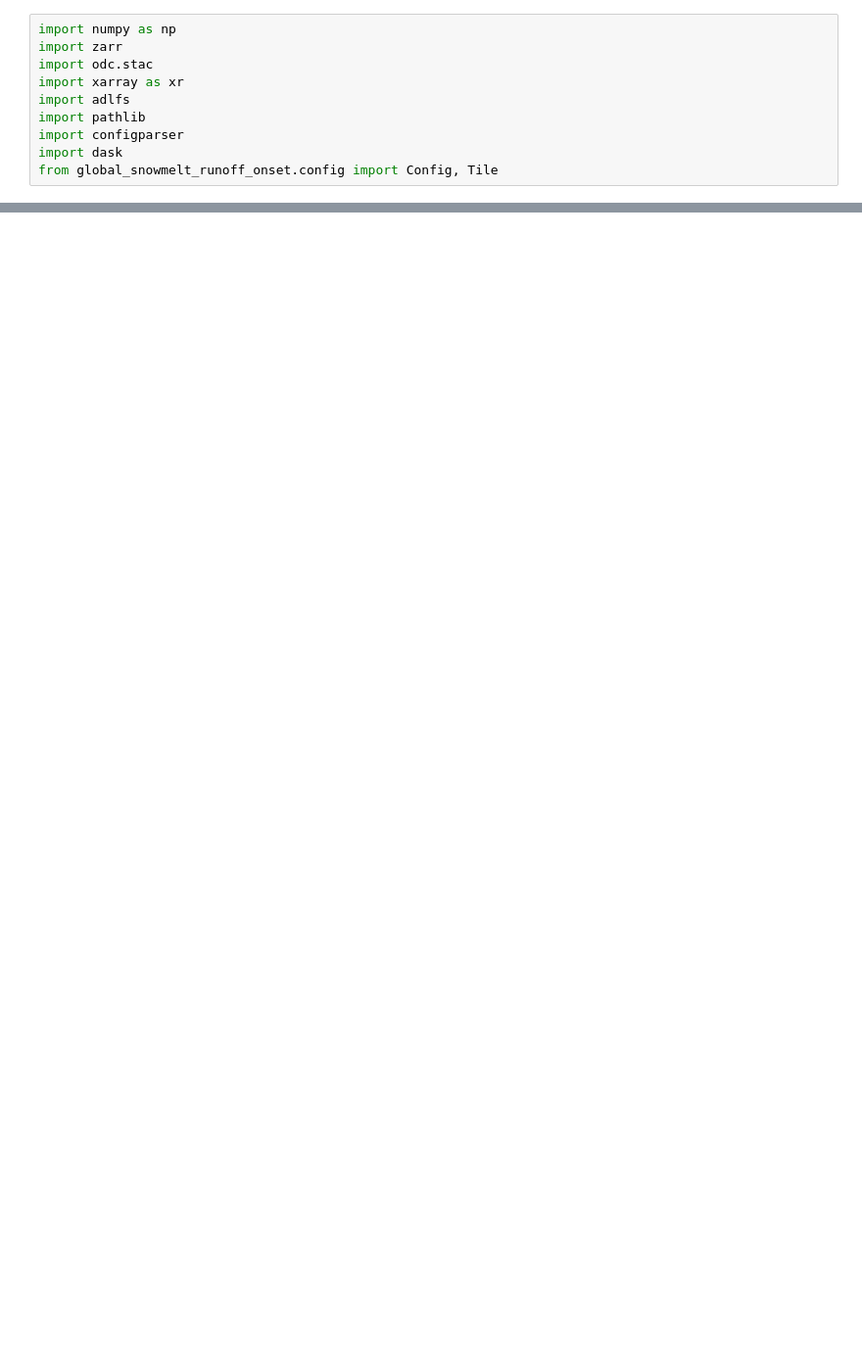
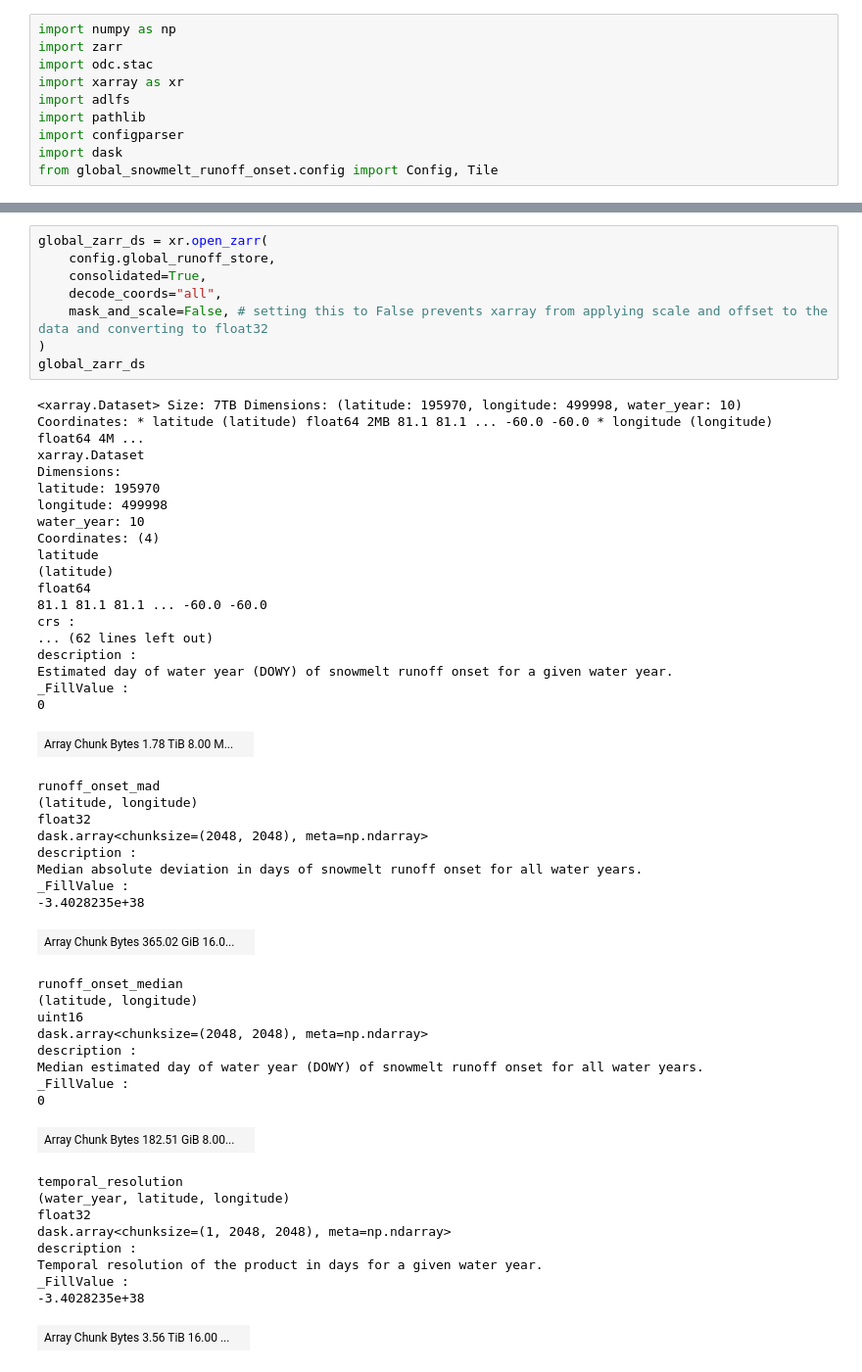
Before and after one commit to egagli/global_snowmelt_runoff_onset, a Jupyter notebook: processing/make_zarr_store.ipynb, the cells around one changed output, grey strips where cells are left out. Shown at 98% size. Saved outputs shown, nothing was run; the diff lists cells and outputs as text; blank space fills up the shorter version.

```diff
--- a/processing/make_zarr_store.ipynb
+++ b/processing/make_zarr_store.ipynb
@@ -244,0 +273,54 @@ processed_tiles :
+# %%
+global_zarr_ds = xr.open_zarr(
+    config.global_runoff_store,
+    consolidated=True,
+    decode_coords="all",
+    mask_and_scale=False, # setting this to False prevents xarray from applying scale and offset to the data and converting to float32
+)
+global_zarr_ds
+# %% [output]
+<xarray.Dataset> Size: 7TB Dimensions: (latitude: 195970, longitude: 499998, water_year: 10) Coordinates: * latitude (latitude) float64 2MB 81.1 81.1 ... -60.0 -60.0 * longitude (longitude) float64 4M ...
+xarray.Dataset
+Dimensions:
+latitude: 195970
+longitude: 499998
+water_year: 10
+Coordinates: (4)
+latitude
+(latitude)
+float64
+81.1 81.1 81.1 ... -60.0 -60.0
+crs :
+... (62 lines left out)
+description :
+Estimated day of water year (DOWY) of snowmelt runoff onset for a given water year.
+_FillValue :
+0
+| Array Chunk Bytes 1.78 TiB 8.00 M... |  |
+runoff_onset_mad
+(latitude, longitude)
+float32
+dask.array<chunksize=(2048, 2048), meta=np.ndarray>
+description :
+Median absolute deviation in days of snowmelt runoff onset for all water years.
+_FillValue :
+-3.4028235e+38
+| Array Chunk Bytes 365.02 GiB 16.0... |  |
+runoff_onset_median
+(latitude, longitude)
+uint16
+dask.array<chunksize=(2048, 2048), meta=np.ndarray>
+description :
+Median estimated day of water year (DOWY) of snowmelt runoff onset for all water years.
+_FillValue :
+0
+| Array Chunk Bytes 182.51 GiB 8.00... |  |
+temporal_resolution
+(water_year, latitude, longitude)
+float32
+dask.array<chunksize=(1, 2048, 2048), meta=np.ndarray>
+description :
+Temporal resolution of the product in days for a given water year.
+_FillValue :
+-3.4028235e+38
+| Array Chunk Bytes 3.56 TiB 16.00 ... |  |
```
Also changed, not shown: parts of 12 cells of this notebook.
